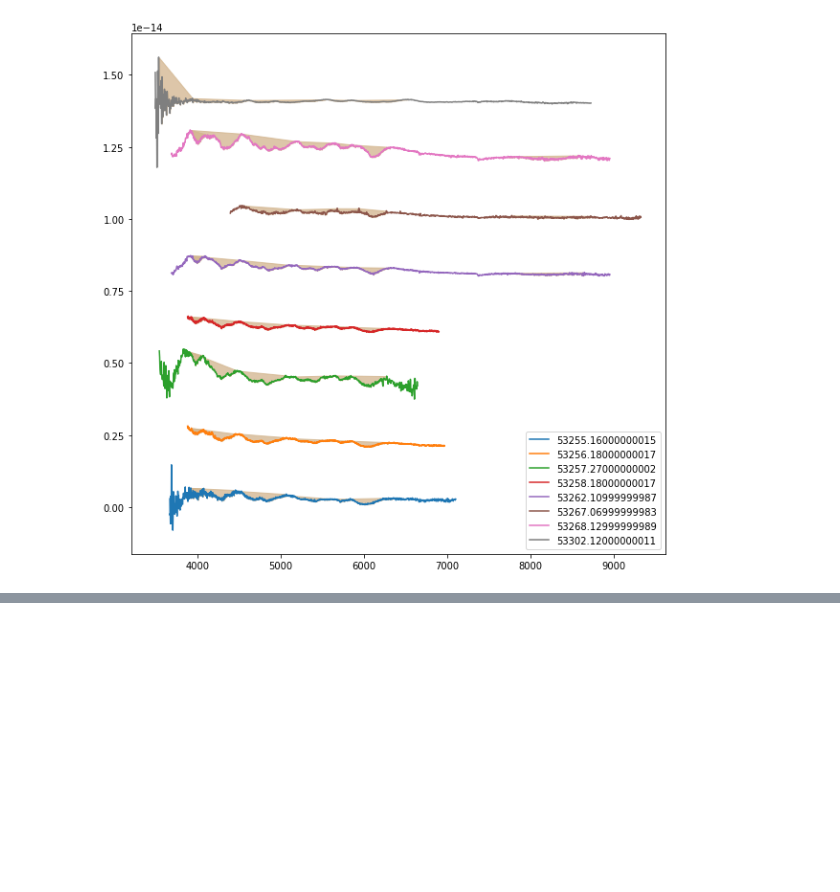
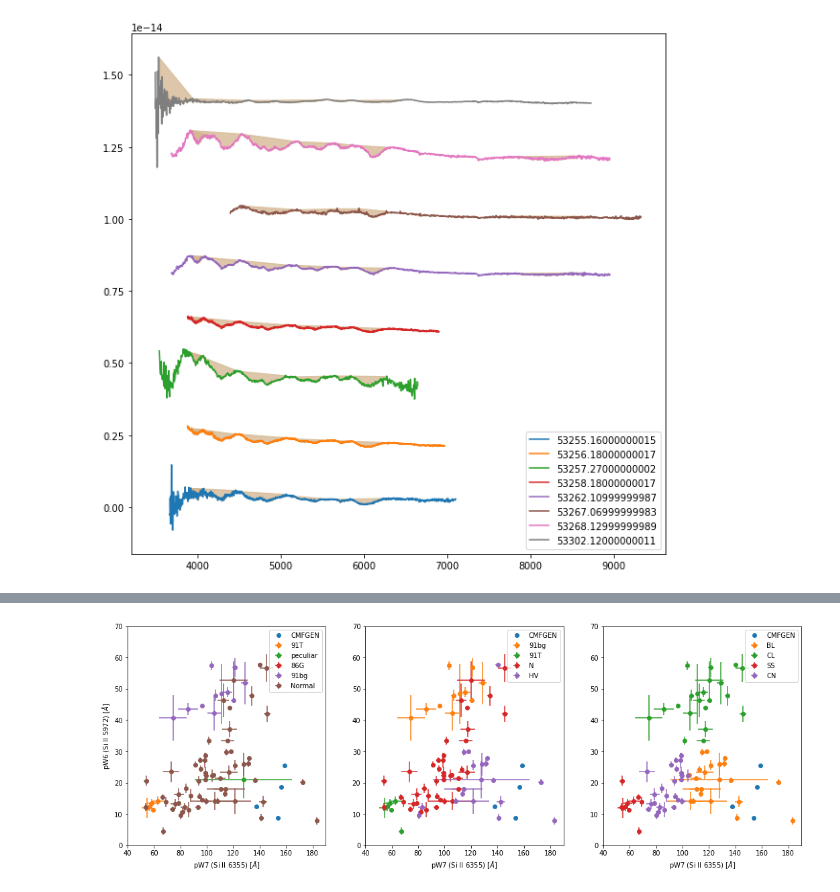
Before and after one commit to mwvgroup/csp-cmfgen, a Jupyter notebook: notebooks/equivalent_width.ipynb, the cells around one changed output, grey strips where cells are left out. Cells and saved outputs as stored; diff of their text form; code cells hidden in the pictures; blank space fills up the shorter version.

```diff
--- a/notebooks/equivalent_width.ipynb
+++ b/notebooks/equivalent_width.ipynb
@@ -120 +124,41 @@ plot_ew(obs_dates, wavelength, flux, ew.features)
+# %%
+def plot_peak_pew(model_pew_table):
+    """Plot peak pW7 vs peak pW7 for modeled and observed values
+
+    Args:
+        peak_pew_table (Table): A table of modeled pw values at Bmax
+    """
+
+    fig, axes = plt.subplots(1, 3, figsize=(18, 6))
+    for axis, typing_system in zip(axes.flatten(), ('Type', 'Wst', 'Bst')):
+        axis.errorbar(model_pew_table['pW7'], model_pew_table['pW6'],
+                      label='CMFGEN', linestyle='', fmt='o')
+
+        csp_type_table = dr1.load_table(1)['SN', typing_system]
+        is_typed = ~csp_type_table[typing_system].mask
+        csp_type_table = csp_type_table[is_typed]
+
+        csp_pew = dr1.load_table(6)
+        for subtype in set(csp_type_table[typing_system]):
+            is_subtype = csp_type_table[typing_system] == subtype
+            obj_ids = csp_type_table['SN'][is_subtype]
+            plot_data = csp_pew[np.isin(csp_pew['SN'], obj_ids)]
+
+#            axis.scatter(plot_data['pW7'], plot_data['pW6'], label=subtype)
+            axis.errorbar(plot_data['pW7'], plot_data['pW6'],
+                          xerr=plot_data['e_pW7'], yerr=plot_data['e_pW6'],
+                          linestyle='', fmt='o', label=subtype)
+
+        axis.legend()
+        axis.set_xlabel(r'pW7 (Si II 6355) [$\AA$]')
+        axis.set_ylim(0, 70)
+        axis.set_xlim(40, 190)
+
+    axes[0].set_ylabel(r'pW6 (Si II 5972) [$\AA$]')
+    return fig, axes
+# %%
+peak_pew_table = ew.tabulate_peak_model_pew(model_list)
+fig, axes = plot_peak_pew(peak_pew_table)
+# %% [output]
+[figure, added]
 # %% [markdown]
```
Also changed, not shown: parts of 6 cells of this notebook.
